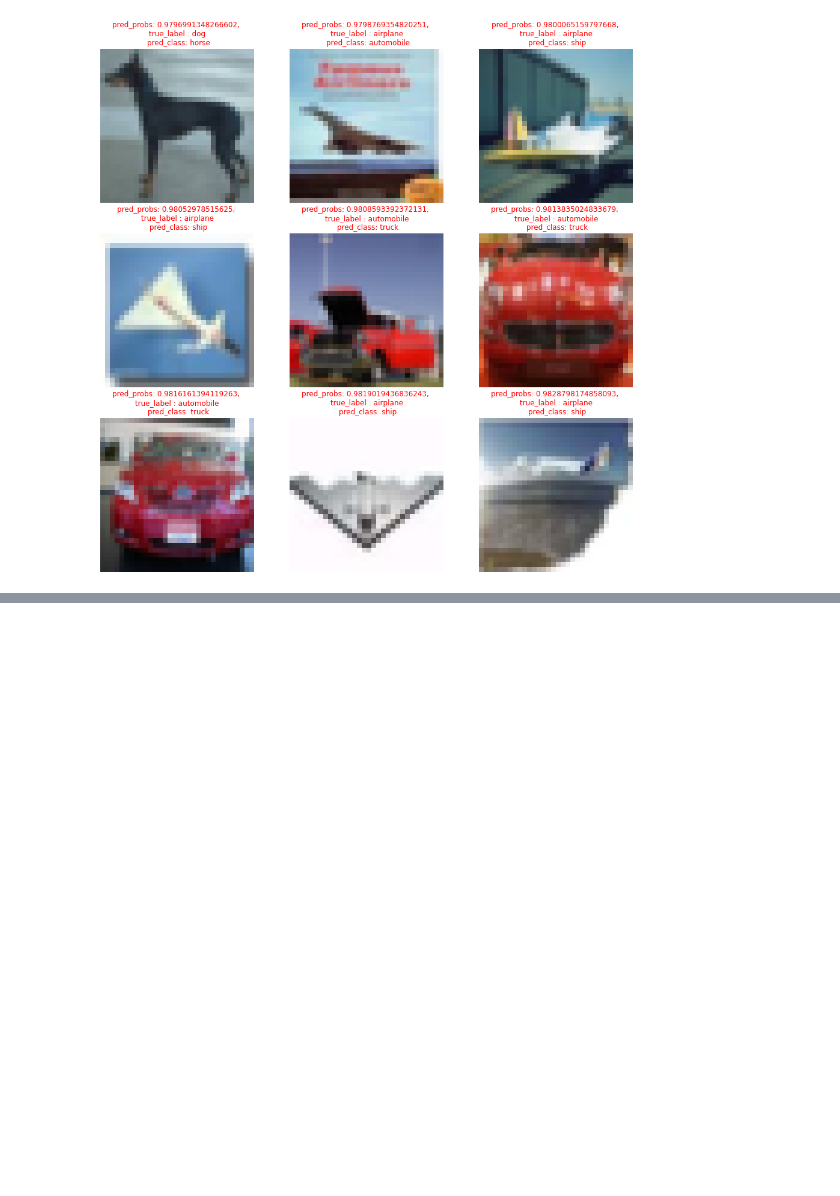
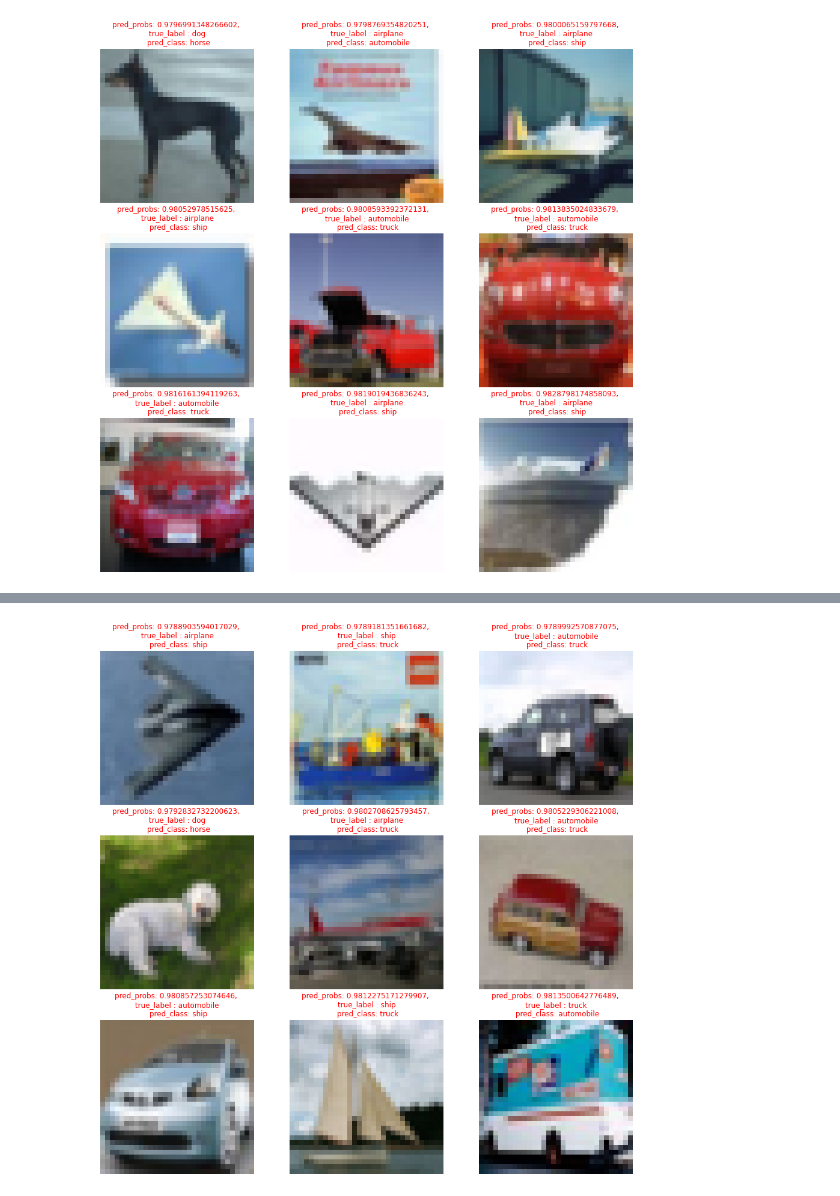
Before and after one commit to ngcheeyuan/Classification_projects, a Jupyter notebook: cifar10_classification_with_tensorflow.ipynb, the cells around one changed output, grey strips where cells are left out. Cells and saved outputs as stored; diff of their text form; code cells hidden in the pictures; blank space fills up the shorter version.

```diff
--- a/cifar10_classification_with_tensorflow.ipynb
+++ b/cifar10_classification_with_tensorflow.ipynb
@@ -673,0 +760,21 @@ for index,row in enumerate(top_100_wrong_predictions[random_index:random_index+9
+# %%
+predicted_probabilities = np.max(preds_probs , axis = 1)
+prediction_df = pd.DataFrame({'images': list(val_images),
+                'predicted_probabilities':predicted_probabilities,
+                'true_labels': tf.squeeze(val_labels).numpy(),
+                'predicted_labels': preds,
+                'true_class':[classnames[i] for i in tf.squeeze(val_labels).numpy()],
+                'pred_class':[classnames[i] for i in preds]})
+# %%
+top_100_wrong_predictions = prediction_df[prediction_df.true_labels!=prediction_df.predicted_labels].sort_values(by = 'predicted_probabilities').tail(100).reset_index(drop = True)
+# %%
+random_index = random.randint(0,100-9)
+plt.figure(figsize = (16,16))
+for index,row in enumerate(top_100_wrong_predictions[random_index:random_index+9].itertuples(),1):
+  _,images,probs,_,_,true_class,pred_class = row
+  plt.subplot(3,3,index)
+  imshow(images)
+  plt.title(f'pred_probs: {probs}, \n true_label : {true_class} \n pred_class: {pred_class}', color = 'r')
+  plt.axis(False)
+# %% [output]
+[figure, added]
```
Also changed, not shown: parts of 13 cells of this notebook.
